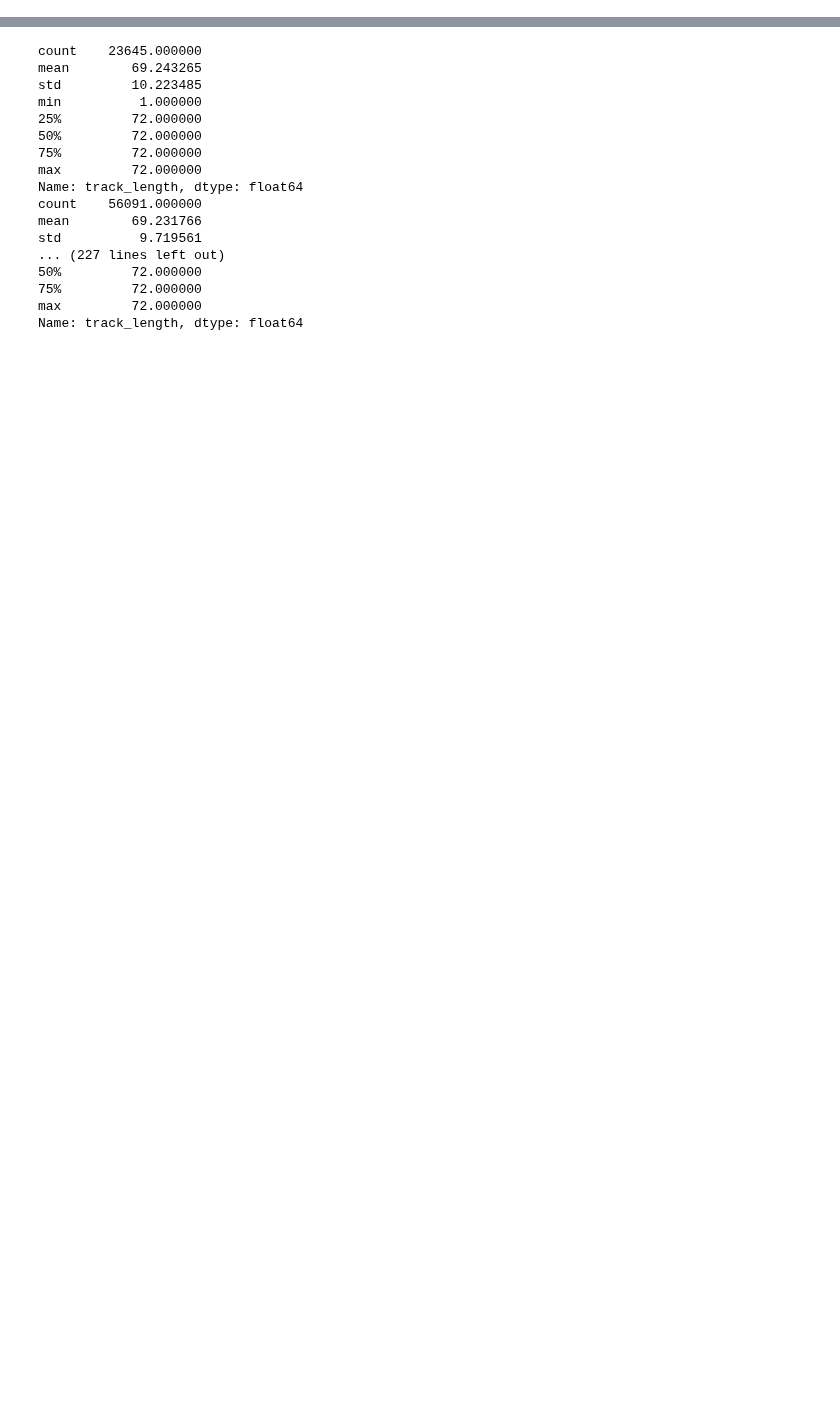
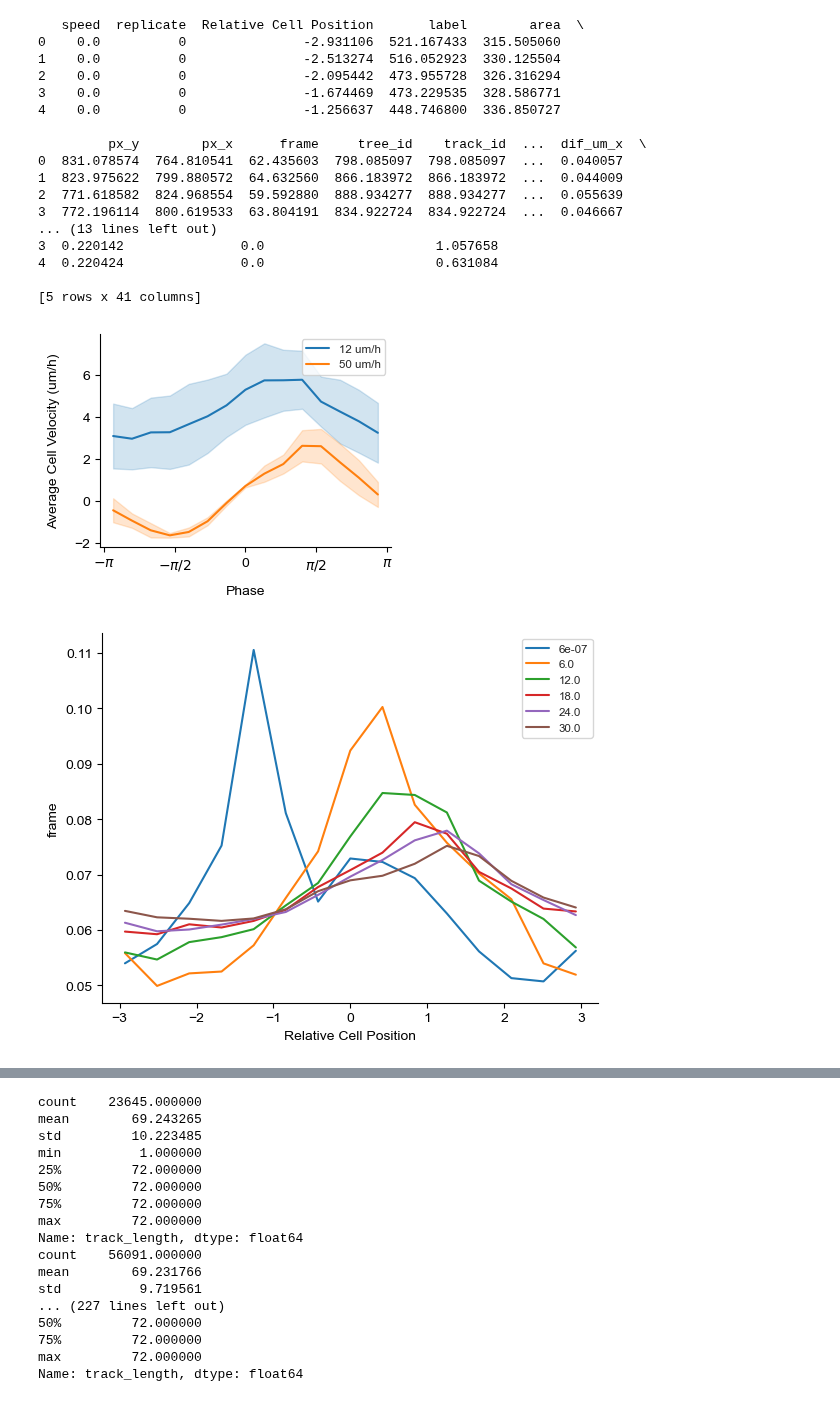
Before and after one commit to Harrison-Oatman/PyCLM, a Jupyter notebook: notebooks/analysis.ipynb, the cells around one changed output, grey strips where cells are left out. Saved outputs shown, nothing was run; the diff lists cells and outputs as text; code cells hidden in the pictures; blank space fills up the shorter version.

```diff
--- a/notebooks/analysis.ipynb
+++ b/notebooks/analysis.ipynb
@@ -191,0 +214,72 @@ plt.show()
+# %%
+from matplotlib.lines import Line2D
+
+fig, ax = plt.subplots(1, 1, figsize=(4, 3))
+# fig, ax = plt.subplots(1, 1, figsize=(4, 3))
+plt.tight_layout(rect = [0.05, 0.05, 0.95, 0.95])
+all_dfs = pd.concat(subset_dfs, ignore_index=True)
+all_dfs["Bar Speed (um/h)"] = all_dfs["speed"] * 60
+# # all_dfs["cat_bar_speed"] = pd.Categorical(all_dfs["Bar Speed (um/h)"])
+# all_dfs["Relative Cell Position"] = [-(p - 0.1) if p < 0.6 else -(p - 0.1) + 1.0 for p in all_dfs["phase"]]
+# # all_dfs["Relative Cell Positions"]
+# all_dfs["Relative Cell Position"] = pd.cut(all_dfs["Relative Cell Position"], bins=15)
+# all_dfs["Relative Cell Position"] = [(p.right + p.left) / 2 for p in all_dfs["Relative Cell Position"]]
+# all_dfs["Relative Cell Position"] = all_dfs["Relative Cell Position"] * -2*np.pi
+all_dfs["Average Cell Velocity (um/h)"] = all_dfs["um_y_per_min"] * 60
+
+t = all_dfs.groupby(["speed", "replicate", "Relative Cell Position"], as_index=False).mean()
+t["speed"] =np.round(t["speed"], 2)
+t["Bar Speed (um/h)"] =np.round(t["Bar Speed (um/h)"], 0)
+# t["cat_bar_speed"] = pd.Categorical(t["Bar Speed (um/h)"])
+print(t.head())
+colors = ["C0", "C1"]
+sns.lineplot(t[t["speed"].isin([0.20, 0.83])], x="Relative Cell Position", y="Average Cell Velocity (um/h)", hue="Bar Speed (um/h)", errorbar=("sd", 1), palette=colors, legend=False)
+
+ax.grid(False)
+
+ax.xaxis.labelpad = 10
+ax.yaxis.labelpad = 10
+plt.xlabel("Phase")
+plt.xticks([-np.pi, -np.pi/2, 0, np.pi/2, np.pi], labels=["$-\pi$", "$-\pi/2$", "0", "$\pi/2$", "$\pi$"])
+labels=["12 um/h", "50 um/h"]
+lines = []
+for c, lab in zip(colors, labels):
+    lines.append(Line2D([0, 0], [0, 0], color=c))
+
+plt.legend(handles=lines, labels=labels)
+plt.savefig(savepath / "phase_thing.pdf")
+plt.show()
+df = all_dfs[all_dfs["speed"] < 0.55]
+for speed in df["speed"].unique():
+    ss = df[df["speed"] == speed]
+    sns.lineplot(ss.groupby("Relative Cell Position")["frame"].count() / len(ss["Relative Cell Position"]), label=speed*60)
+plt.show()
+
+frame = df["frame"].min()
+
+ss = df[df["frame"] == frame]
+sns.scatterplot(ss, x="um_x", y="um_y", hue="Relative Cell Position")
+plt.show()
+
+sns.scatterplot(ss, x="phase", y="Relative Cell Position")
+plt.show()
+# %% [output]
+   speed  replicate  Relative Cell Position       label        area  \
+0    0.0          0               -2.931106  521.167433  315.505060
+1    0.0          0               -2.513274  516.052923  330.125504
+2    0.0          0               -2.095442  473.955728  326.316294
+3    0.0          0               -1.674469  473.229535  328.586771
+4    0.0          0               -1.256637  448.746800  336.850727
+
+         px_y        px_x      frame     tree_id    track_id  ...  dif_um_x  \
+0  831.078574  764.810541  62.435603  798.085097  798.085097  ...  0.040057
+1  823.975622  799.880572  64.632560  866.183972  866.183972  ...  0.044009
+2  771.618582  824.968554  59.592880  888.934277  888.934277  ...  0.055639
+3  772.196114  800.619533  63.804191  834.922724  834.922724  ...  0.046667
+... (13 lines left out)
+3  0.220142               0.0                      1.057658
+4  0.220424               0.0                      0.631084
+
+[5 rows x 41 columns]
+[figure, added]
+[figure, added]
```
Also changed, not shown: parts of 9 cells of this notebook.
